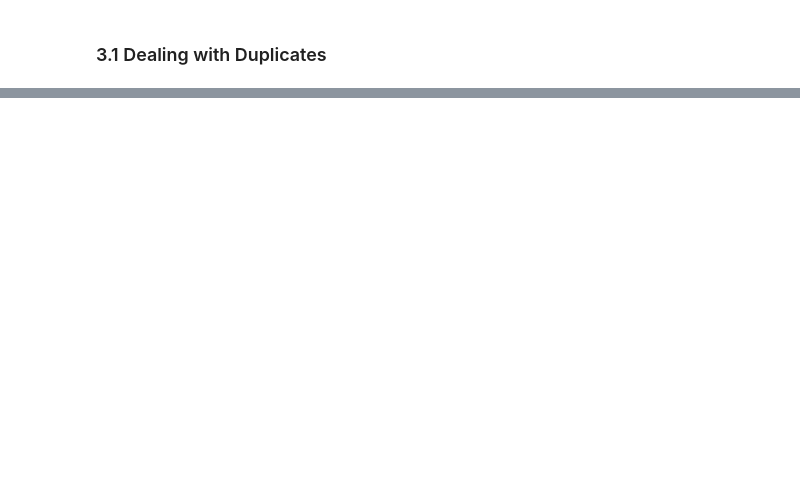
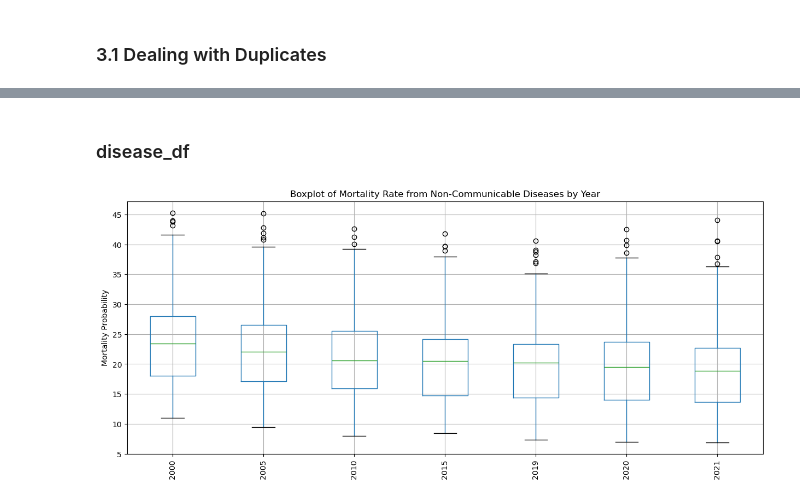
Before and after one commit to frogosorap/SDGReadinessIndex, a Jupyter notebook: Raw_Data/SDG_3_Good_Health_and_Well-Being/Cleaning_SDG_3.ipynb, the cells around one changed output, grey strips where cells are left out. Saved outputs shown, nothing was run; the diff lists cells and outputs as text; code cells hidden in the pictures; blank space fills up the shorter version.

```diff
--- a/Raw_Data/SDG_3_Good_Health_and_Well-Being/Cleaning_SDG_3.ipynb
+++ b/Raw_Data/SDG_3_Good_Health_and_Well-Being/Cleaning_SDG_3.ipynb
@@ -133,0 +160,11 @@ For the SDG 3 sub-index, the selected datasets include infant mortality, disease
+# %%
+# Select only the required columns and rows
+disease_df = disease_df[
+    (disease_df['Sex'] == 'BOTHSEX')
+][['GeoAreaName', 'Sex'] + disease_years].copy()
+
+# Check for blank or NaN values
+blank_or_nan = disease_df.isnull().sum() + (disease_df == '').sum()
+
+print("Blank or NaN Values Per Column:")
+display(blank_or_nan[blank_or_nan > 0])
@@ -133,0 +297,16 @@ For the SDG 3 sub-index, the selected datasets include infant mortality, disease
+# %% [markdown]
+### disease_df
+# %%
+import matplotlib.pyplot as plt
+
+plt.figure(figsize=(15,6))
+
+disease_df[disease_years].boxplot()
+
+plt.xticks(rotation=90)
+plt.ylabel("Mortality Probability")
+plt.title("Boxplot of Mortality Rate from Non-Communicable Diseases by Year")
+
+plt.show()
+# %% [output]
+[figure, added]
```
Also changed, not shown: parts of 22 cells of this notebook, 1 other file.
